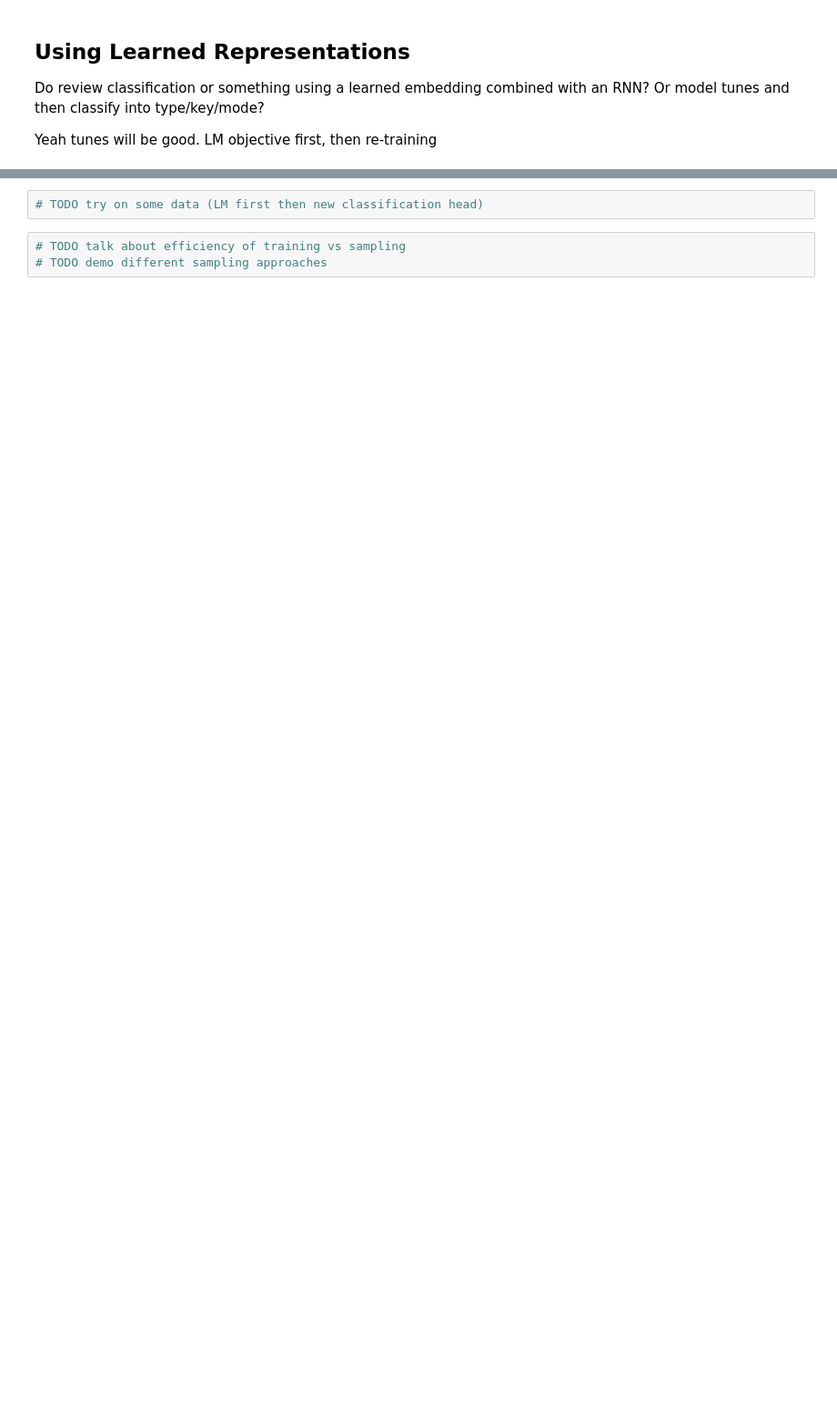
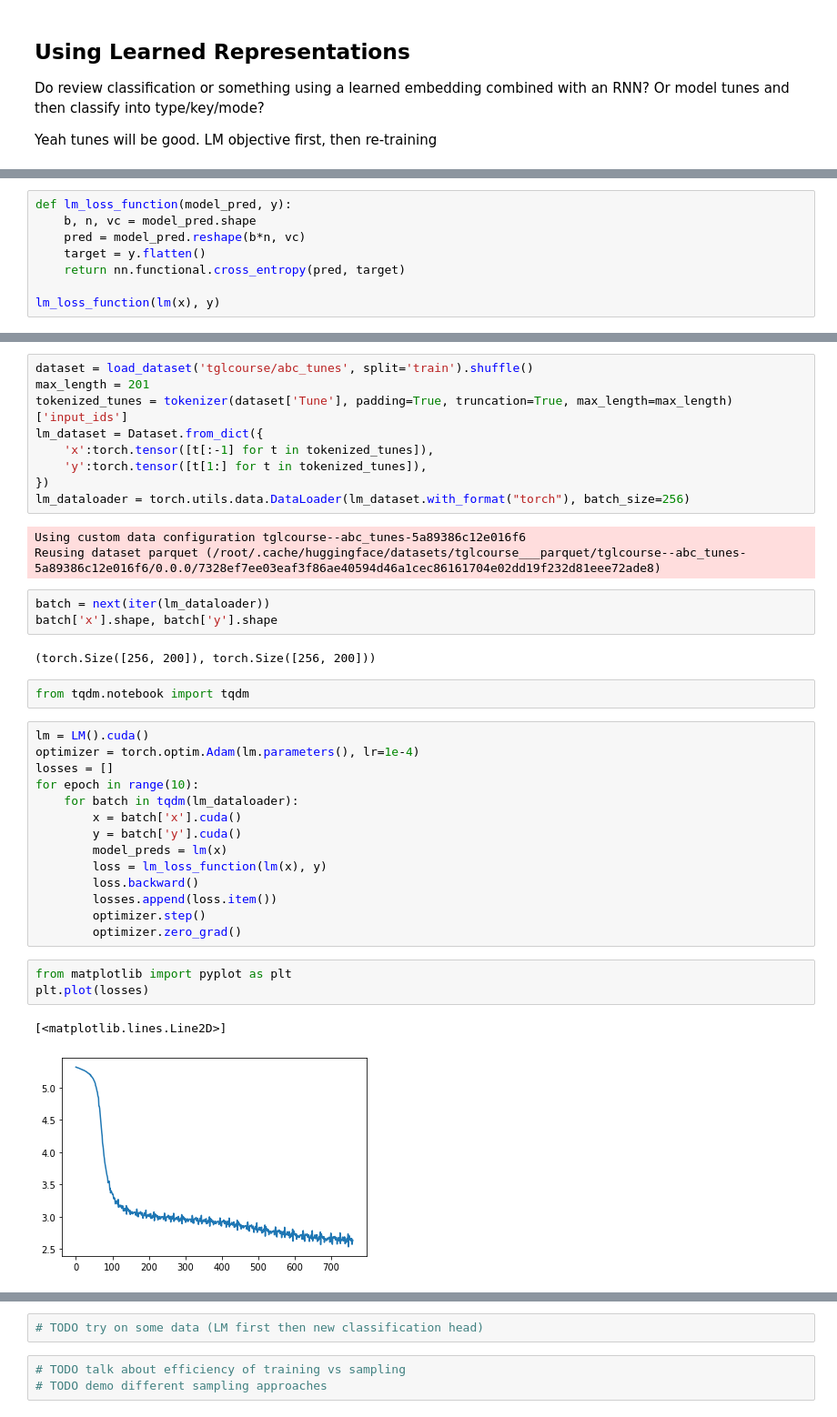
Before and after one commit to johnowhitaker/tglcourse, a Jupyter notebook: 09_sequence_1.ipynb, the cells around one changed output, grey strips where cells are left out. Shown at 91% size. Saved outputs shown, nothing was run; the diff lists cells and outputs as text; blank space fills up the shorter version.

```diff
--- a/09_sequence_1.ipynb
+++ b/09_sequence_1.ipynb
@@ -219,0 +289,8 @@ Yeah tunes will be good. LM objective first, then re-training
+# %%
+def lm_loss_function(model_pred, y):
+    b, n, vc = model_pred.shape
+    pred = model_pred.reshape(b*n, vc)
+    target = y.flatten()
+    return nn.functional.cross_entropy(pred, target)
+
+lm_loss_function(lm(x), y)
@@ -219,0 +301,39 @@ Yeah tunes will be good. LM objective first, then re-training
+# %%
+dataset = load_dataset('tglcourse/abc_tunes', split='train').shuffle()
+max_length = 201
+tokenized_tunes = tokenizer(dataset['Tune'], padding=True, truncation=True, max_length=max_length)['input_ids']
+lm_dataset = Dataset.from_dict({
+    'x':torch.tensor([t[:-1] for t in tokenized_tunes]),
+    'y':torch.tensor([t[1:] for t in tokenized_tunes]),
+})
+lm_dataloader = torch.utils.data.DataLoader(lm_dataset.with_format("torch"), batch_size=256)
+# %% [output]
+Using custom data configuration tglcourse--abc_tunes-5a89386c12e016f6
+Reusing dataset parquet (/root/.cache/huggingface/datasets/tglcourse___parquet/tglcourse--abc_tunes-5a89386c12e016f6/0.0.0/7328ef7ee03eaf3f86ae40594d46a1cec86161704e02dd19f232d81eee72ade8)
+# %%
+batch = next(iter(lm_dataloader))
+batch['x'].shape, batch['y'].shape
+# %% [output]
+(torch.Size([256, 200]), torch.Size([256, 200]))
+# %%
+from tqdm.notebook import tqdm
+# %%
+lm = LM().cuda()
+optimizer = torch.optim.Adam(lm.parameters(), lr=1e-4)
+losses = []
+for epoch in range(10):
+    for batch in tqdm(lm_dataloader):
+        x = batch['x'].cuda()
+        y = batch['y'].cuda()
+        model_preds = lm(x)
+        loss = lm_loss_function(lm(x), y)
+        loss.backward()
+        losses.append(loss.item())
+        optimizer.step()
+        optimizer.zero_grad()
+# %%
+from matplotlib import pyplot as plt
+plt.plot(losses)
+# %% [output]
+[<matplotlib.lines.Line2D>]
+[figure, added]
```
Also changed, not shown: parts of 30 cells of this notebook, 3 other files.
